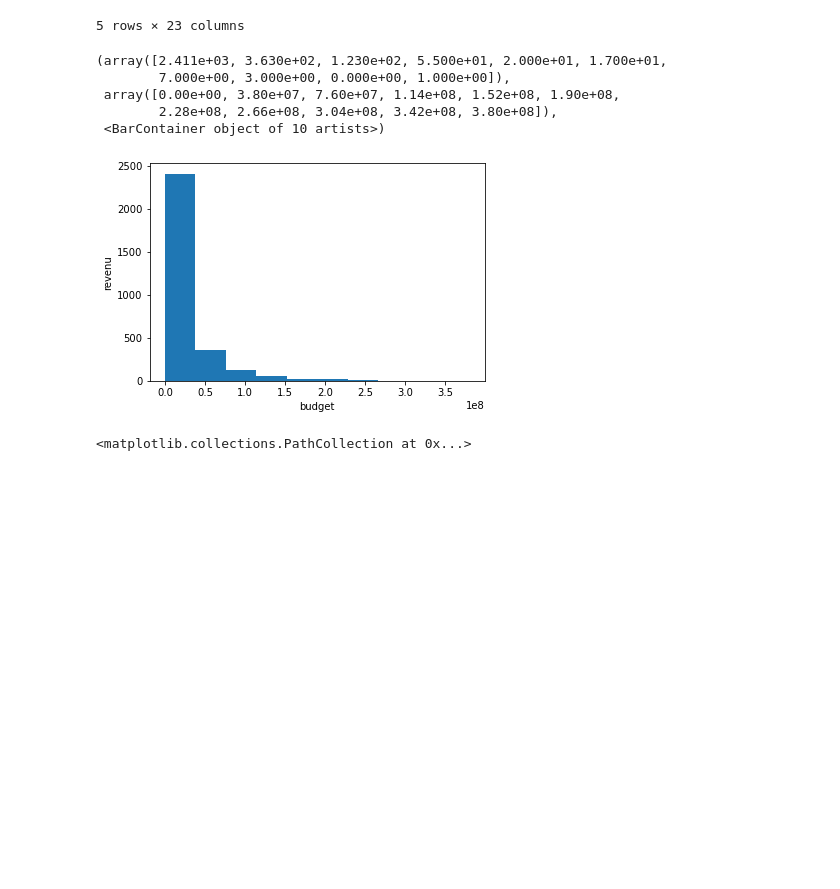
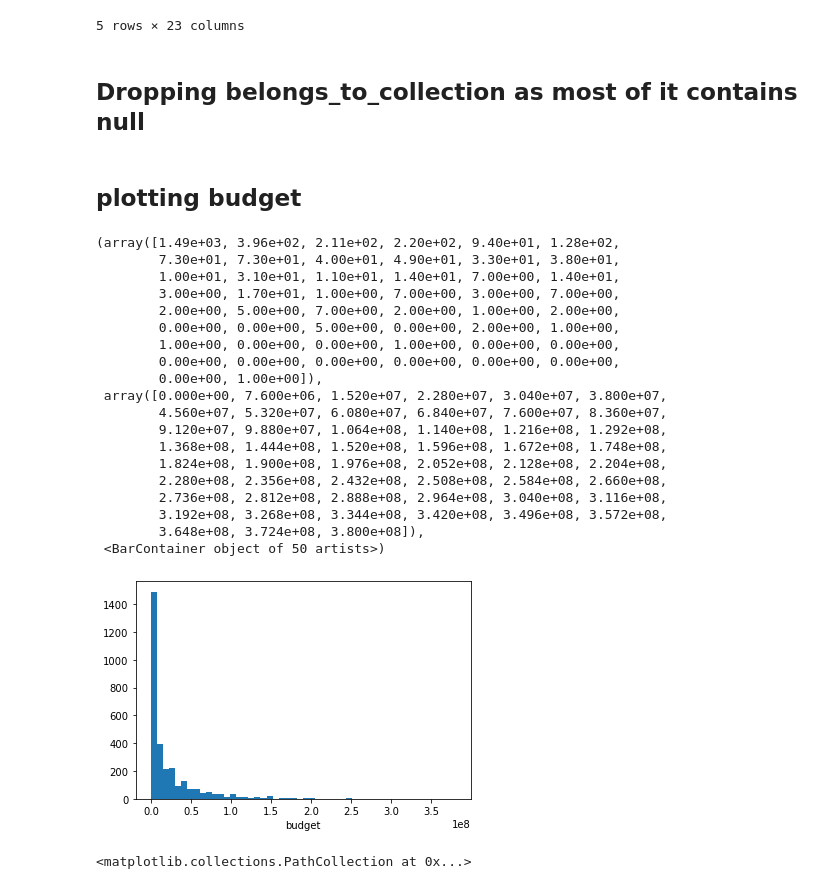
Before and after one commit to mohamedali-sc/TMDB-Box-Office-Prediction, a Jupyter notebook: model.ipynb, the cells around one changed output. Saved outputs shown, nothing was run; the diff lists cells and outputs as text; code cells hidden in the pictures; blank space fills up the shorter version.

```diff
--- a/model.ipynb
+++ b/model.ipynb
@@ -3,9 +3,10 @@ import numpy as np
 import pandas as pd
 import matplotlib.pyplot as plt
 import seaborn as sns
+from sklearn.metrics import r2_score, mean_absolute_error, mean_squared_error
 from wordcloud import WordCloud
-trainData=pd.read_csv('D:\\train.csv')
-testData = pd.read_csv("D:\\test.csv")
+trainData=pd.read_csv('train.csv')
+testData = pd.read_csv("test.csv")
 ###############################################
 testData.head()
 # %% [output]
@@ -53,21 +106,37 @@ def get_dict(s):
     except:
         d = {}
     return d
+# %% [markdown]
+## Dropping belongs_to_collection as most of it contains null
 # %%
 trainData.drop(['belongs_to_collection','id'], axis=1, inplace=True)
 testData.drop(['belongs_to_collection','id'], axis=1, inplace=True)
+# %% [markdown]
+##  plotting budget
 # %%
-
 plt.xlabel( 'budget')
-plt.ylabel('revenu')
-plt.hist(trainData['budget'])
+plt.hist(trainData['budget'],bins = 50)
 # %% [output]
-(array([2.411e+03, 3.630e+02, 1.230e+02, 5.500e+01, 2.000e+01, 1.700e+01,
-        7.000e+00, 3.000e+00, 0.000e+00, 1.000e+00]),
- array([0.00e+00, 3.80e+07, 7.60e+07, 1.14e+08, 1.52e+08, 1.90e+08,
-        2.28e+08, 2.66e+08, 3.04e+08, 3.42e+08, 3.80e+08]),
- <BarContainer object of 10 artists>)
+(array([1.49e+03, 3.96e+02, 2.11e+02, 2.20e+02, 9.40e+01, 1.28e+02,
+        7.30e+01, 7.30e+01, 4.00e+01, 4.90e+01, 3.30e+01, 3.80e+01,
+        1.00e+01, 3.10e+01, 1.10e+01, 1.40e+01, 7.00e+00, 1.40e+01,
+        3.00e+00, 1.70e+01, 1.00e+00, 7.00e+00, 3.00e+00, 7.00e+00,
+        2.00e+00, 5.00e+00, 7.00e+00, 2.00e+00, 1.00e+00, 2.00e+00,
+        0.00e+00, 0.00e+00, 5.00e+00, 0.00e+00, 2.00e+00, 1.00e+00,
+        1.00e+00, 0.00e+00, 0.00e+00, 1.00e+00, 0.00e+00, 0.00e+00,
+        0.00e+00, 0.00e+00, 0.00e+00, 0.00e+00, 0.00e+00, 0.00e+00,
+        0.00e+00, 1.00e+00]),
+ array([0.000e+00, 7.600e+06, 1.520e+07, 2.280e+07, 3.040e+07, 3.800e+07,
+        4.560e+07, 5.320e+07, 6.080e+07, 6.840e+07, 7.600e+07, 8.360e+07,
+        9.120e+07, 9.880e+07, 1.064e+08, 1.140e+08, 1.216e+08, 1.292e+08,
+        1.368e+08, 1.444e+08, 1.520e+08, 1.596e+08, 1.672e+08, 1.748e+08,
+        1.824e+08, 1.900e+08, 1.976e+08, 2.052e+08, 2.128e+08, 2.204e+08,
+        2.280e+08, 2.356e+08, 2.432e+08, 2.508e+08, 2.584e+08, 2.660e+08,
+        2.736e+08, 2.812e+08, 2.888e+08, 2.964e+08, 3.040e+08, 3.116e+08,
+        3.192e+08, 3.268e+08, 3.344e+08, 3.420e+08, 3.496e+08, 3.572e+08,
+        3.648e+08, 3.724e+08, 3.800e+08]),
+ <BarContainer object of 50 artists>)
-[figure, old version]
+[figure, new version]
 # %%
 plt.title('displaying realtion between budget and revenu')
 plt.xlabel( 'budget')
```
Also changed, not shown: parts of 72 cells of this notebook.
